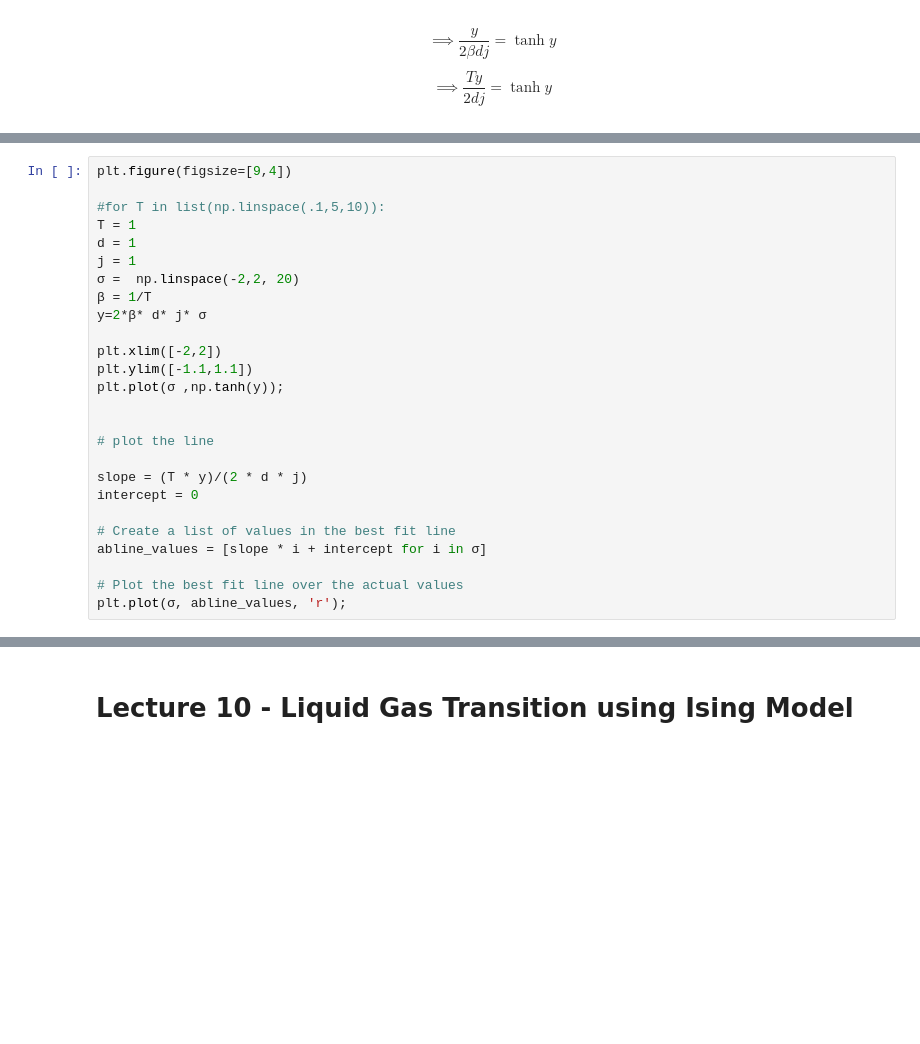
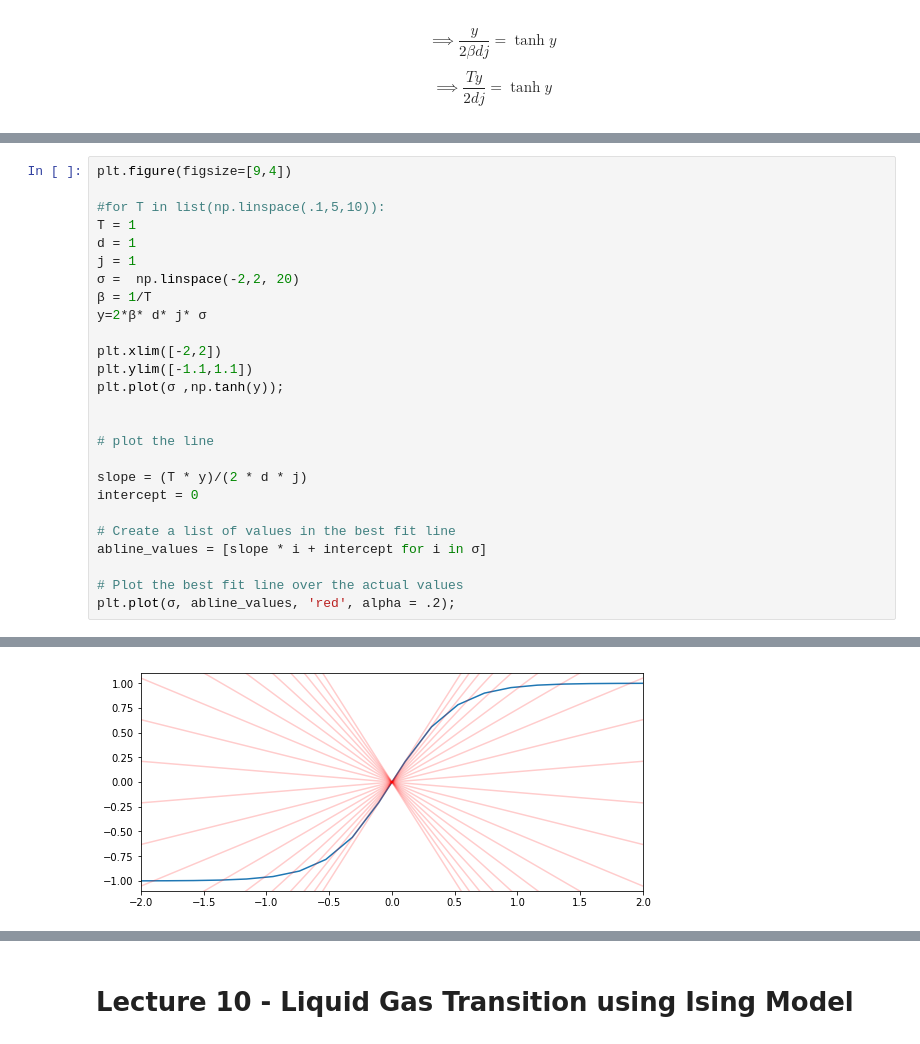
Before and after one commit to galenwilkerson/statistical-mechanics, a Jupyter notebook: Statistical Mechanics Notebook Lectures 5-10.ipynb, the cells around one changed output, grey strips where cells are left out. Saved outputs shown, nothing was run; the diff lists cells and outputs as text; blank space fills up the shorter version.

```diff
--- a/Statistical Mechanics Notebook Lectures 5-10.ipynb
+++ b/Statistical Mechanics Notebook Lectures 5-10.ipynb
@@ -1600,5 +1736,5 @@ intercept = 0
 abline_values = [slope * i + intercept for i in σ]
 
 # Plot the best fit line over the actual values
-plt.plot(σ, abline_values, 'r');
+plt.plot(σ, abline_values, 'red', alpha = .2);
 # %% [output]
@@ -1607,3 +1741,4 @@ plt.plot(σ, abline_values, 'r');
+[figure, added]
 # %% [markdown]
 ## Now add external force $B$
 
```
Also changed, not shown: parts of 34 cells of this notebook.
